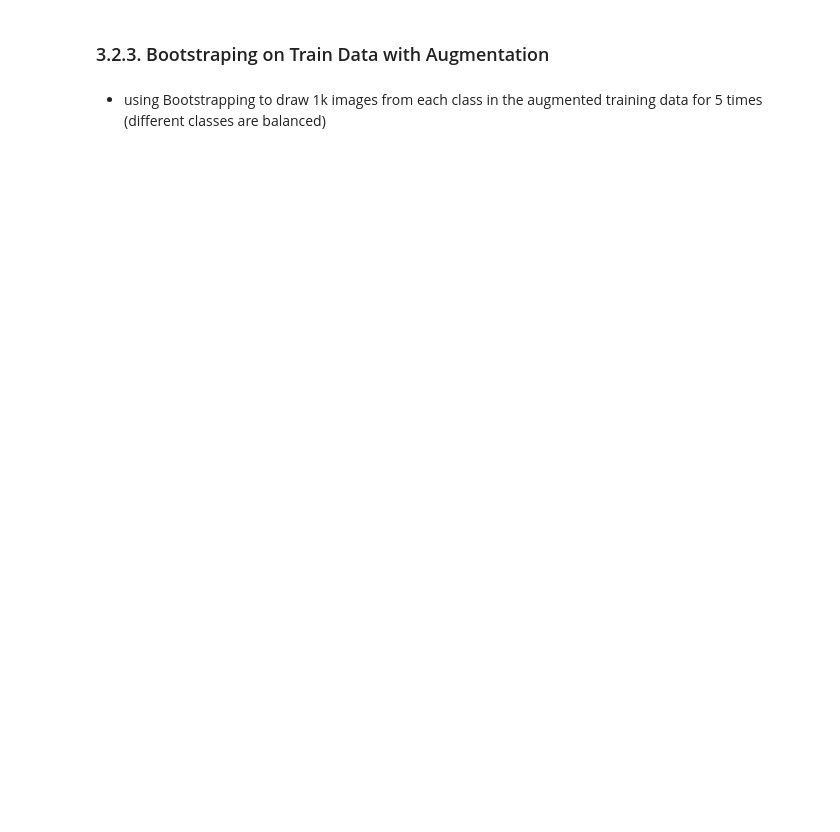
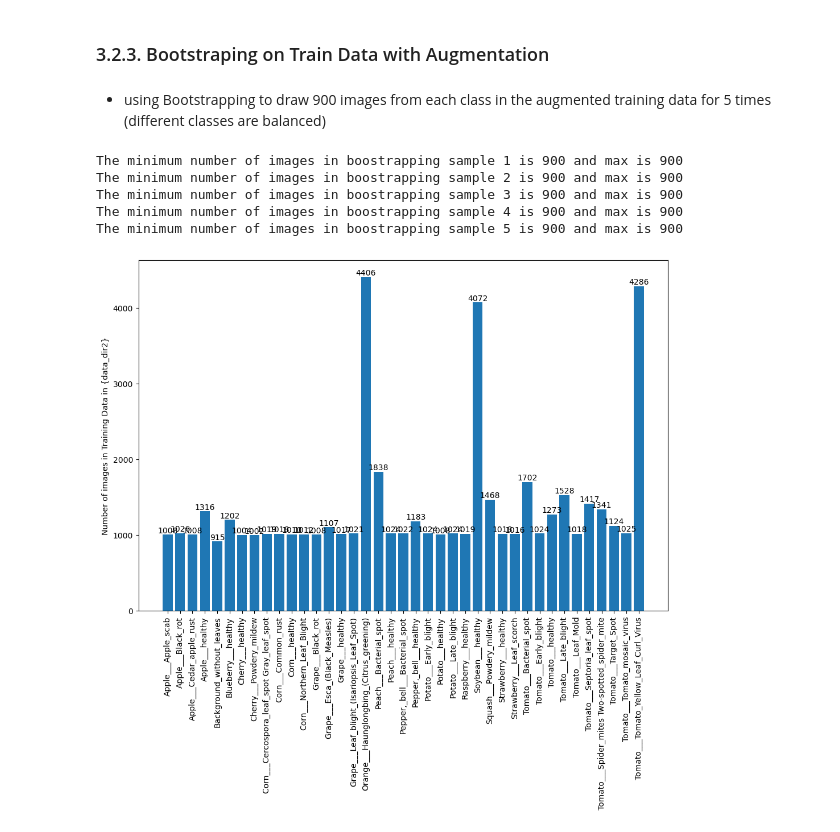
Before and after one commit to wangtuguahhh/Capstone_2, a Jupyter notebook: notebook/Capstone2_03_Feature_Engineering.ipynb, the cells around one changed output. Cells and saved outputs as stored; diff of their text form; code cells hidden in the pictures; blank space fills up the shorter version.

```diff
--- a/notebook/Capstone2_03_Feature_Engineering.ipynb
+++ b/notebook/Capstone2_03_Feature_Engineering.ipynb
@@ -385,4 +408,23 @@ imgnum_barplot(out_dir_bs)
 # %% [markdown]
 ### 3.2.3. Bootstraping on Train Data with Augmentation
 # %% [markdown]
-* using Bootstrapping to draw 1k images from each class in the augmented training data for 5 times (different classes are balanced)
+* using Bootstrapping to draw 900 images from each class in the augmented training data for 5 times (different classes are balanced)
+# %%
+# Do boostrapping 5 times
+data_dir = '..\\data\\Plant_leave_diseases_dataset_with_augmentation_train_data'
+
+for i in range (1, 6):
+    out_dir_bs = '..\\data\\Plant_leave_diseases_dataset_with_augmentation_train_data_bs_' + str(i)
+    boostrap_train(out_dir_bs, data_dir, 900)
+    print(f'The minimum number of images in boostrapping sample {i} is {min(imgnum_list(out_dir_bs))} and max is {max(imgnum_list(out_dir_bs))}')
+# %% [output]
+The minimum number of images in boostrapping sample 1 is 900 and max is 900
+The minimum number of images in boostrapping sample 2 is 900 and max is 900
+The minimum number of images in boostrapping sample 3 is 900 and max is 900
+The minimum number of images in boostrapping sample 4 is 900 and max is 900
+The minimum number of images in boostrapping sample 5 is 900 and max is 900
+# %%
+# Let's plot the numbers of images in the augmented training data
+imgnum_barplot(data_dir)
+# %% [output]
+[figure, added]
```
Also changed, not shown: parts of 15 cells of this notebook.
